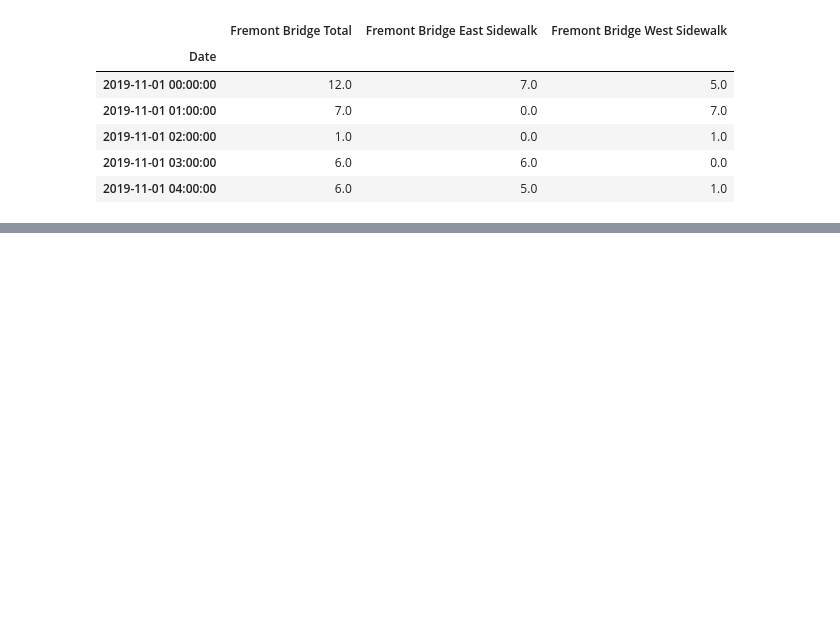
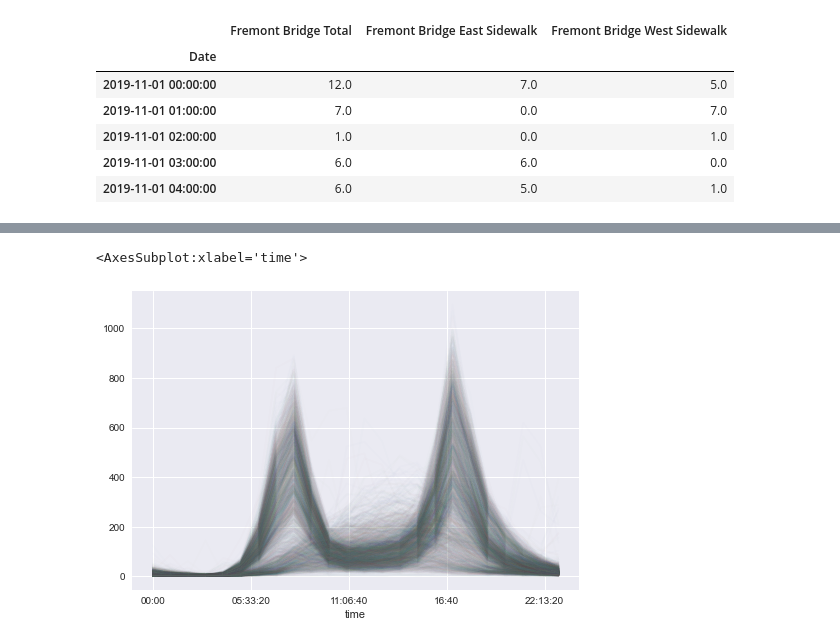
Before and after one commit to varconstantine/reference-data-science-projects, a Jupyter notebook: reproducible-data-analysis/jupyter-workflow.ipynb, the cells around one changed output, grey strips where cells are left out. Saved outputs shown, nothing was run; the diff lists cells and outputs as text; code cells hidden in the pictures; blank space fills up the shorter version.

```diff
--- a/reproducible-data-analysis/jupyter-workflow.ipynb
+++ b/reproducible-data-analysis/jupyter-workflow.ipynb
@@ -38,0 +63,9 @@ fremont_df.resample('W').sum().plot()
+# %%
+# Pivot the data - hour:date
+# There is a noticeable separation in terms of days and two patterns can be observed - weekdays:weekends
+
+pivoted_df = fremont_df.pivot_table('Total', index = fremont_df.index.time, columns = fremont_df.index.date)
+pivoted_df.plot(legend = False, alpha = 0.01)
+# %% [output]
+<AxesSubplot:xlabel='time'>
+[figure, added]
```
Also changed, not shown: parts of 7 cells of this notebook.
